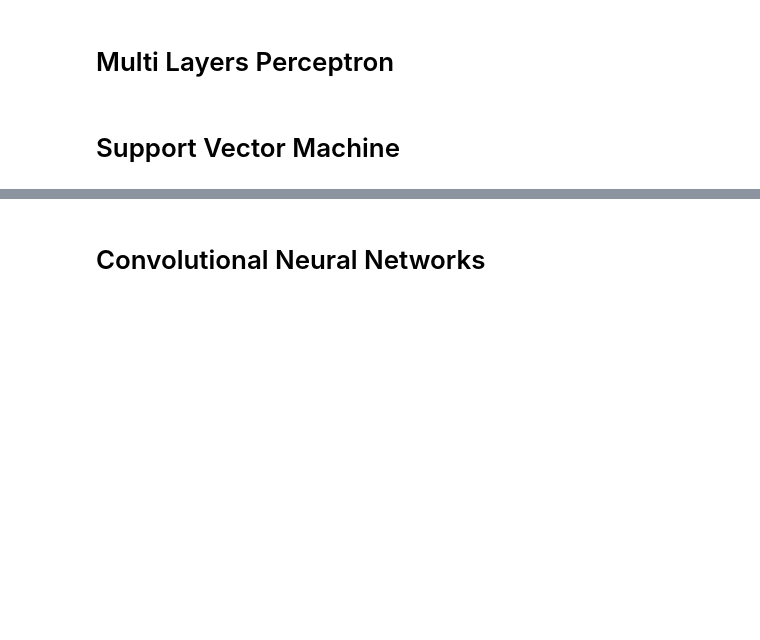
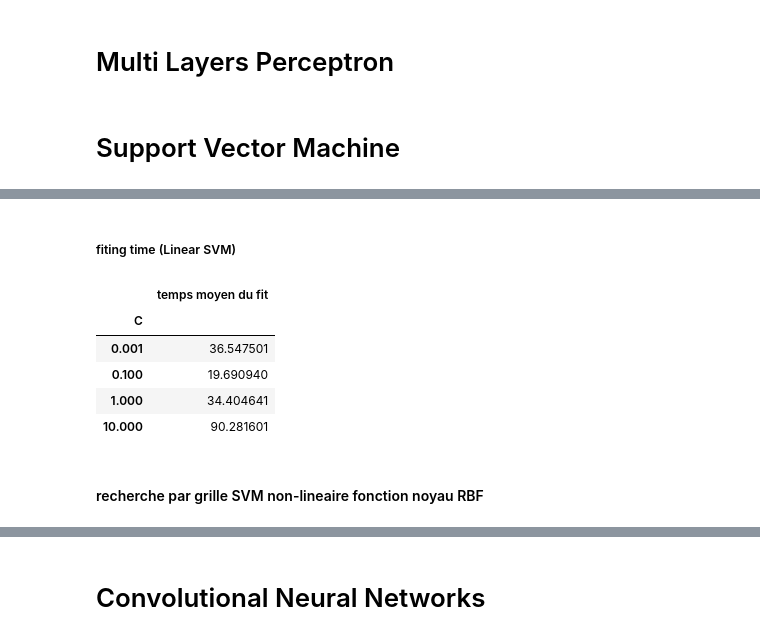
Before and after one commit to lodtan/gti770-tp3, a Jupyter notebook: GTI770-TP03.ipynb, the cells around one changed output, grey strips where cells are left out. Saved outputs shown, nothing was run; the diff lists cells and outputs as text; code cells hidden in the pictures; blank space fills up the shorter version.

```diff
--- a/GTI770-TP03.ipynb
+++ b/GTI770-TP03.ipynb
@@ -121,0 +169,15 @@ print("f1 score: {}".format(f1))
+# %% [markdown]
+##### fiting time (Linear SVM)
+# %%
+df_lin=pd.DataFrame(grid_linear.cv_results_['mean_fit_time'],index=[x['C'] for x  in grid_linear.cv_results_['params']],columns=['temps moyen du fit'])
+df_lin.index.name='C'
+df_lin
+# %% [output]
+|  | temps moyen du fit |
+| C |  |
+| 0.001 | 36.547501 |
+| 0.100 | 19.690940 |
+| 1.000 | 34.404641 |
+| 10.000 | 90.281601 |
+# %% [markdown]
+#### recherche par grille SVM non-lineaire fonction noyau RBF
```
Also changed, not shown: parts of 20 cells of this notebook, 1 other file.
